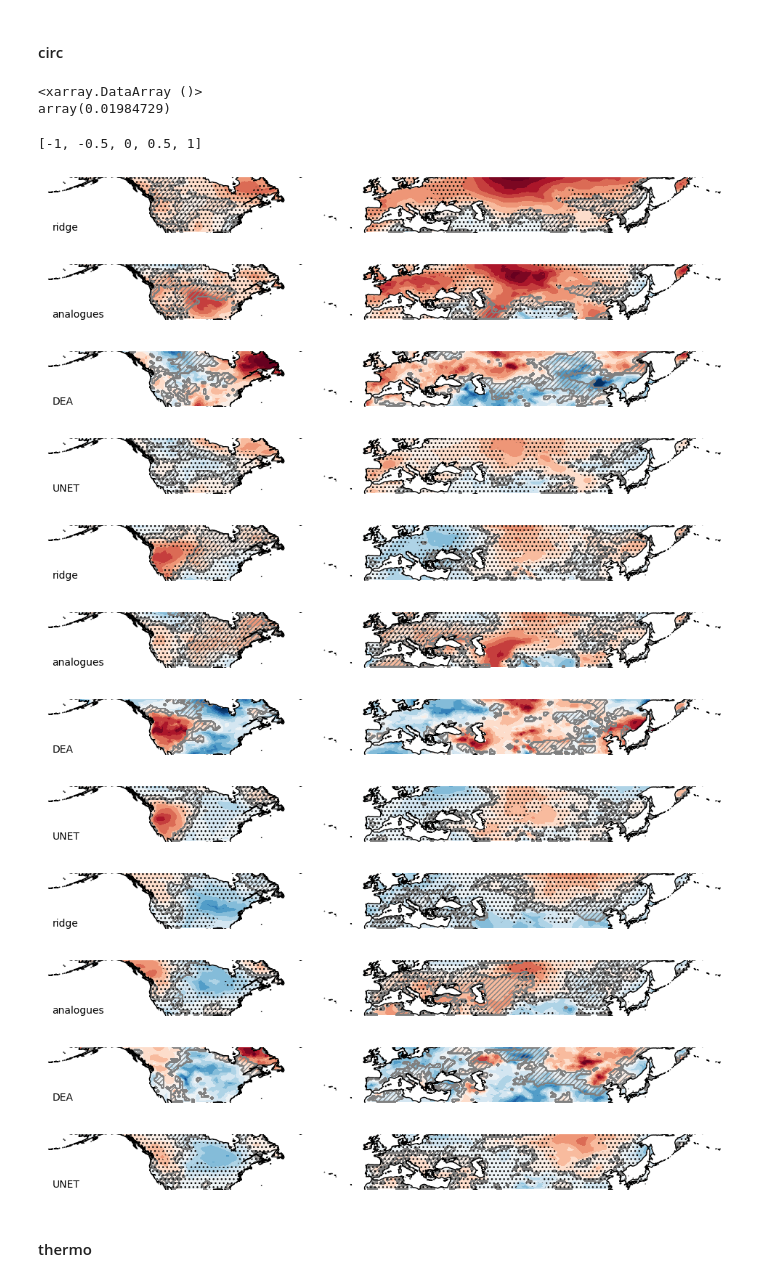
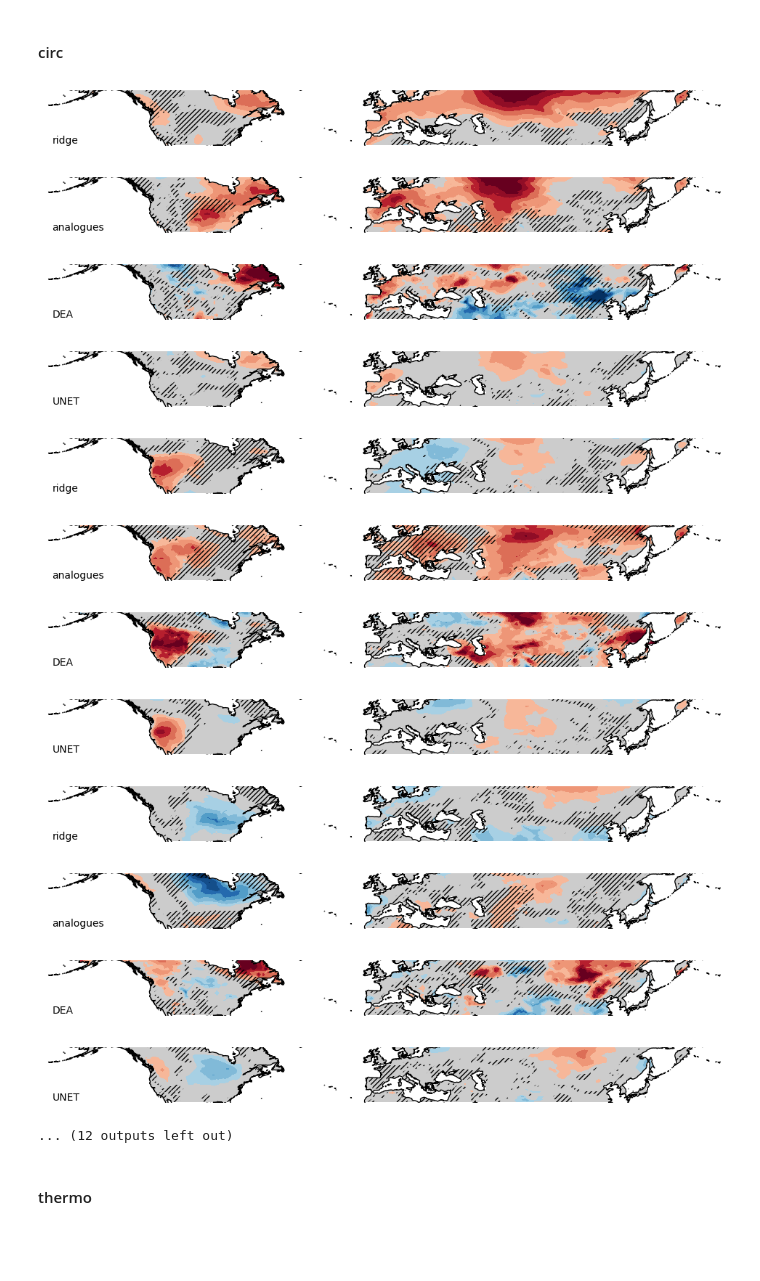
Before and after one commit to peterpeterp/circ_contribution_to_JJA_trends, a Jupyter notebook: 1_main_evaluation.ipynb, the cells around one changed output. Saved outputs shown, nothing was run; the diff lists cells and outputs as text; code cells hidden in the pictures; blank space fills up the shorter version.

```diff
--- a/1_main_evaluation.ipynb
+++ b/1_main_evaluation.ipynb
@@ -124,7 +105,8 @@ for period in periods:
         tas = tas.loc[y1:y2].roll(lon=144, roll_coords=True)
         tas = tas[np.isin(tas.time.dt.month,months)].loc[:,30:70]
         tas = tas.groupby('year').mean().load()
-        trend_dict[period][run_test][f'ridge'] = get_slope_and_pval(tas)
+        slope, p_value = get_slope_and_pval(tas)
+        trend_dict[period][run_test][f'ridge'] = (slope * 10, p_value)
 # %% [markdown]
 ### analogues
 # %%
@@ -193,6 +175,16 @@ extent = [-180, 180, 30, 60]
+# %%
+maxabs = 0.4
+levels = np.linspace(-maxabs,maxabs,17)
+extent = [-180, 180, 30, 60]
+
+colors = plt.cm.RdBu(np.linspace(0., 1, 19))[::-1]
+for i in range(7,12):
+    colors[i] = (0.8,0.8,0.8,1)
+cmap_ = matplotlib.colors.LinearSegmentedColormap.from_list('Custom cmap', colors, len(colors))
 # %% [markdown]
 ### piControl nudged
 # %%
+plt.close('all')
 name = 'piC-nudged'
 for period in periods:
     for run,d in trend_dict[period].items():
@@ -200,10 +192,10 @@ for period in periods:
         ax.coastlines()
         ax.set_extent(extent, crs=cartopy.crs.PlateCarree())
         xxx = d[name][0]
-        im = ax.contourf(xxx.lon, xxx.lat, xxx * 10, transform=cartopy.crs.PlateCarree(), cmap='RdBu_r', levels=levels, extend='both')
+        im = ax.contourf(xxx.lon, xxx.lat, xxx, transform=cartopy.crs.PlateCarree(), cmap=cmap_, levels=levels, extend='both')
         xxx = d[name][1]
-        im2 = ax.contourf(xxx.lon, xxx.lat, xxx, transform=cartopy.crs.PlateCarree(), colors='none', hatches=['','///','\\\\\\'], levels=[0,0.05,0.1,1])
+        im2 = ax.contourf(xxx.lon, xxx.lat, xxx, transform=cartopy.crs.PlateCarree(), colors='none', hatches=['','....'], levels=[0,0.05,1])
         ax.annotate('piControl-nudged', xy=(0.004,0.05), xycoords='axes fraction', fontsize=12)
         ax.spines['geo'].set_linewidth(2)
-        savefig(f"trend_maps_{period}_{run}_{name}")
+        savefig(f"trend_maps_{period}_{run}_{name}_sign")
 # %% [output]
@@ -215,0 +208,13 @@ for period in periods:
+# %%
+plt.close('all')
+name = 'piC-nudged'
+for period in periods:
+    for run,d in trend_dict[period].items():
+        fig,ax = plt.subplots(nrows=1, figsize=(12,1), subplot_kw={'projection': cartopy.crs.PlateCarree()})
+        ax.coastlines()
+        ax.set_extent(extent, crs=cartopy.crs.PlateCarree())
+        xxx = d[name][0]
+        im = ax.contourf(xxx.lon, xxx.lat, xxx, transform=cartopy.crs.PlateCarree(), cmap=cmap_, levels=levels, extend='both')
+        ax.annotate('piControl-nudged', xy=(0.004,0.05), xycoords='axes fraction', fontsize=12)
+        ax.spines['geo'].set_linewidth(2)
+        savefig(f"trend_maps_{period}_{run}_{name}_neutral")
@@ -232,52 +244,39 @@ to_plot = {
 }
 # %% [markdown]
 #### circ
-# %%
-d[name][0].max()
-# %% [output]
-<xarray.DataArray ()>
-array(0.01984729)
-# %%
-levels
-# %% [output]
-[-1, -0.5, 0, 0.5, 1]
 # %%
 plt.close('all')
 for period in periods:
     for run,d in trend_dict[period].items():
         for name,long_name in to_plot.items():
-            #plt.close()
-            #try:
             fig,ax = plt.subplots(nrows=1, figsize=(12, 2), subplot_kw={'projection': cartopy.crs.PlateCarree()})
             ax.coastlines()
             ax.set_extent(extent)
             xxx = d[name][0]
-            im = ax.contourf(xxx.lon, xxx.lat, xxx * 10, transform=cartopy.crs.PlateCarree(), cmap='RdBu_r', levels=levels, extend='both')
+            im = ax.contourf(xxx.lon, xxx.lat, xxx, transform=cartopy.crs.PlateCarree(), cmap=cmap_, levels=levels, extend='both')
             xxx = (np.sign(d[name][0]) == np.sign(d['piC-nudged'][0])).astype(float)
             xxx.values[np.isnan(d[name][0])] = np.nan
             cs1 = ax.contourf(xxx.lon, xxx.lat, xxx, transform=cartopy.crs.PlateCarree(), levels=[-0.5, 0.5], hatches=["/////"], colors='none')
-            cs1.set_edgecolor('gray')
-            xxx = d[name][1]
-            cs2 = ax.contourf(xxx.lon, xxx.lat, xxx, transform=cartopy.crs.PlateCarree(), colors='none', hatches=['','...'], levels=[0,0.1,1])
+            #cs1.set_edgecolor('gray')
+            #xxx = d[name][1]
+            #cs2 = ax.contourf(xxx.lon, xxx.lat, xxx, transform=cartopy.crs.PlateCarree(), colors='none', hatches=['','...'], levels=[0,0.1,1])
             ax.annotate(long_name, xy=(0.01,0.05), xycoords='axes fraction', fontsize=10)
             ax.spines['geo'].set_visible(False)
             savefig(f"trend_maps_{period}_{run}_{name}")
-            #except:
-            #    print(period, run, name)
-    break
 # %% [output]
-[figure, old version]
+[figure, new version]
-[figure, old version]
+[figure, new version]
-[figure, old version]
+[figure, new version]
-[figure, old version]
+[figure, new version]
-[figure, old version]
+[figure, new version]
-[figure, old version]
+[figure, new version]
-[figure, old version]
+[figure, new version]
-[figure, old version]
+[figure, new version]
-[figure, old version]
+[figure, new version]
-[figure, old version]
+[figure, new version]
-[figure, old version]
+[figure, new version]
-[figure, old version]
+[figure, new version]
+... (12 outputs left out)
 # %% [markdown]
 #### thermo
 # %%
```
Also changed, not shown: parts of 19 cells of this notebook, 6 other files.
